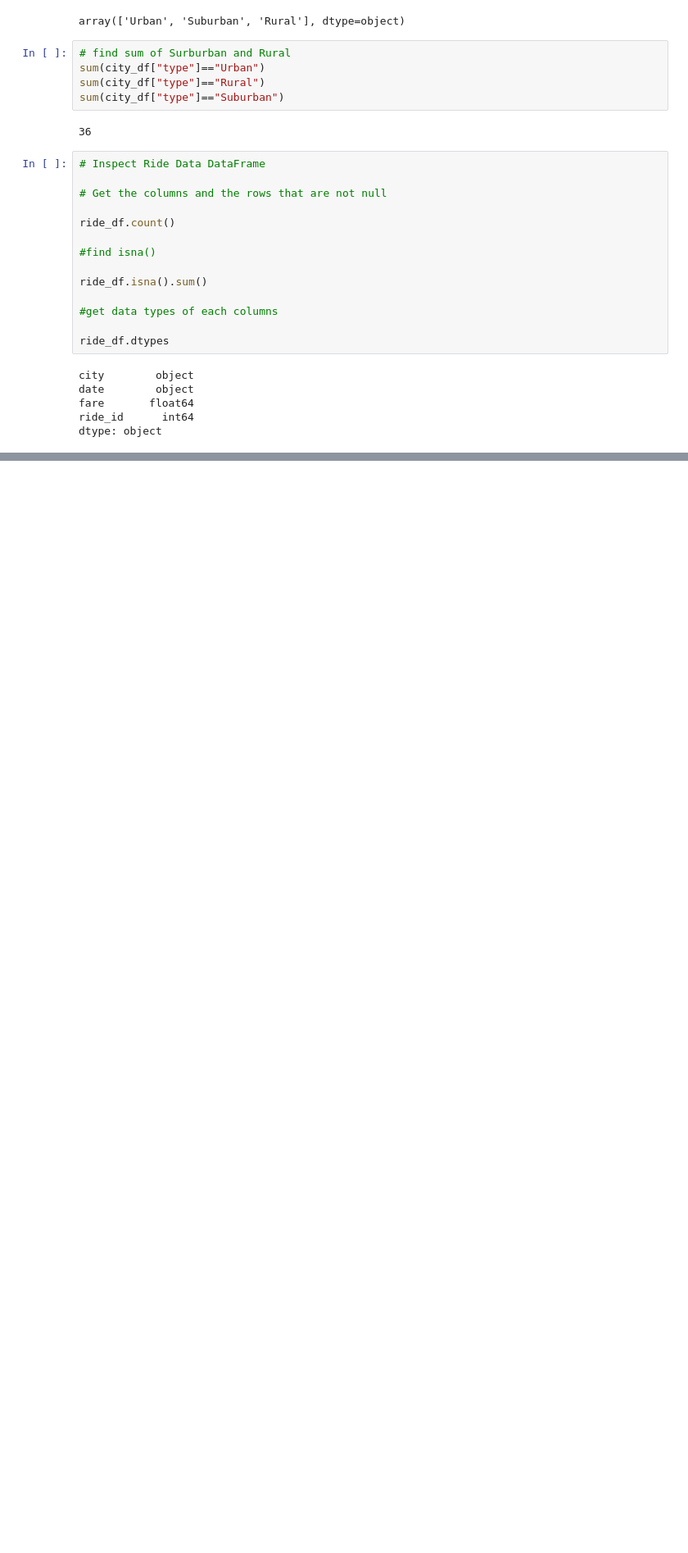
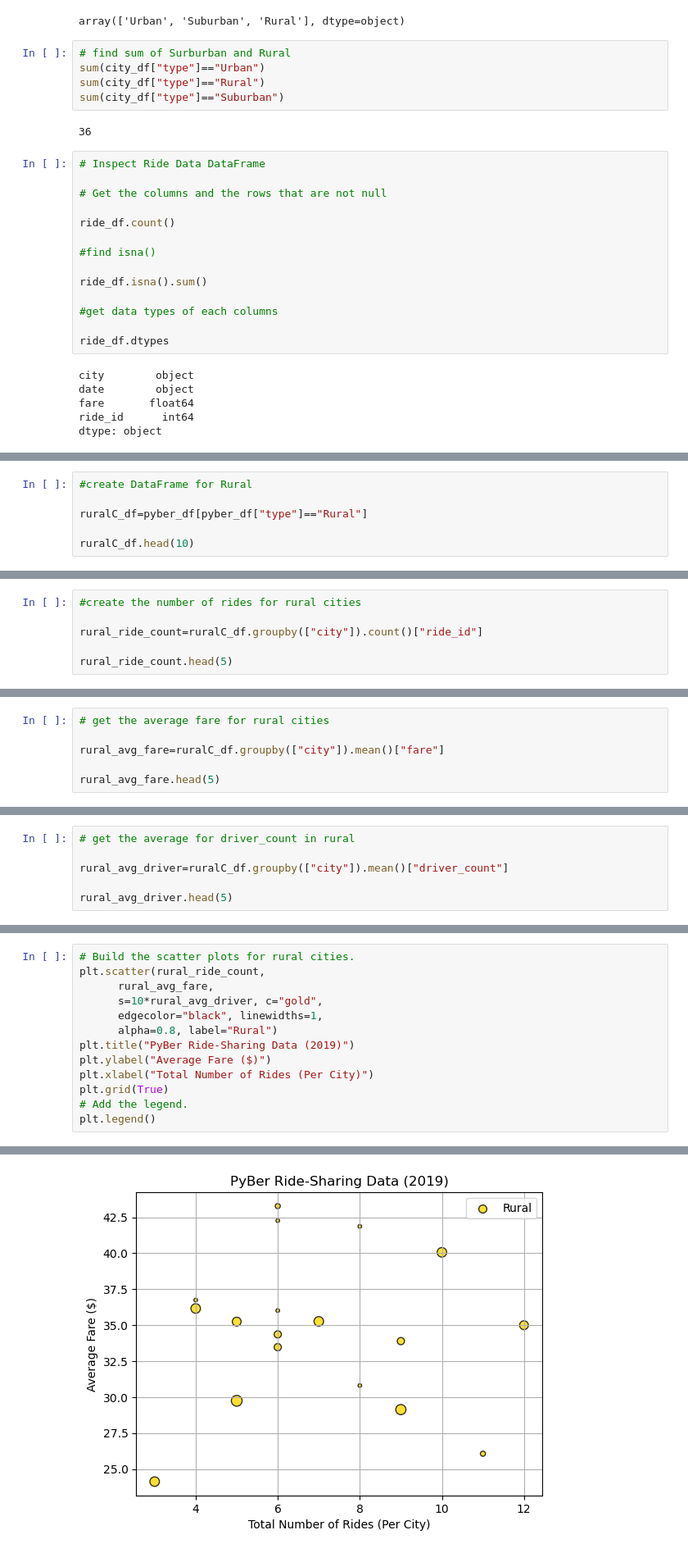
Before and after one commit to ericksonvo/PyBer_Analysis, a Jupyter notebook: PyBer.ipynb, the cells around one changed output, grey strips where cells are left out. Shown: that part at 82% size. Cells and saved outputs as stored; diff of their text form; blank space fills up the shorter version.

```diff
--- a/PyBer.ipynb
+++ b/PyBer.ipynb
@@ -117,0 +144,6 @@ pyber_df.head(10)
+# %%
+#create DataFrame for Rural
+
+ruralC_df=pyber_df[pyber_df["type"]=="Rural"]
+
+ruralC_df.head(10)
@@ -117,0 +195,6 @@ pyber_df.head(10)
+# %%
+#create the number of rides for rural cities
+
+rural_ride_count=ruralC_df.groupby(["city"]).count()["ride_id"]
+
+rural_ride_count.head(5)
@@ -117,0 +250,6 @@ pyber_df.head(10)
+# %%
+# get the average fare for rural cities
+
+rural_avg_fare=ruralC_df.groupby(["city"]).mean()["fare"]
+
+rural_avg_fare.head(5)
@@ -117,0 +298,6 @@ pyber_df.head(10)
+# %%
+# get the average for driver_count in rural
+
+rural_avg_driver=ruralC_df.groupby(["city"]).mean()["driver_count"]
+
+rural_avg_driver.head(5)
@@ -117,0 +346,14 @@ pyber_df.head(10)
+# %%
+# Build the scatter plots for rural cities.
+plt.scatter(rural_ride_count,
+      rural_avg_fare,
+      s=10*rural_avg_driver, c="gold",
+      edgecolor="black", linewidths=1,
+      alpha=0.8, label="Rural")
+plt.title("PyBer Ride-Sharing Data (2019)")
+plt.ylabel("Average Fare ($)")
+plt.xlabel("Total Number of Rides (Per City)")
+plt.grid(True)
+# Add the legend.
+plt.legend()
+# %% [output]
@@ -117,0 +361 @@ pyber_df.head(10)
+[figure, added]
```
Also changed, not shown: parts of 17 cells of this notebook, 1 other file.
